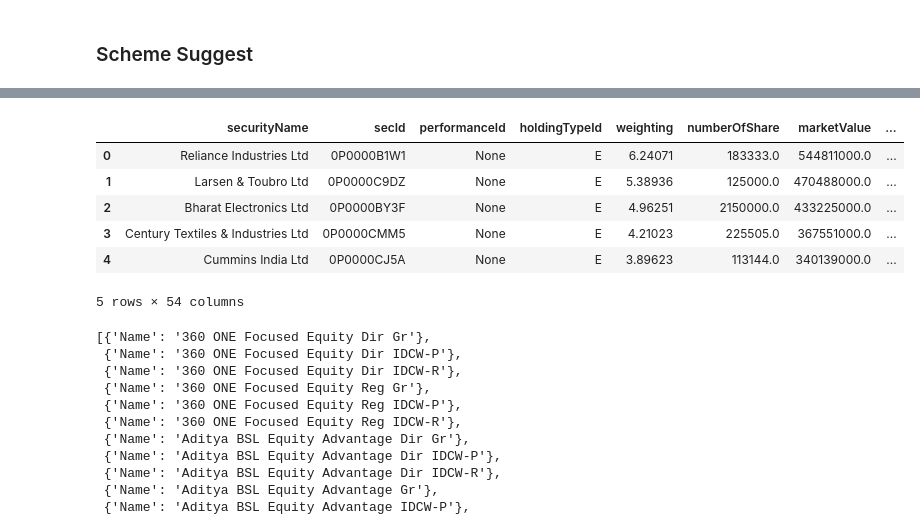
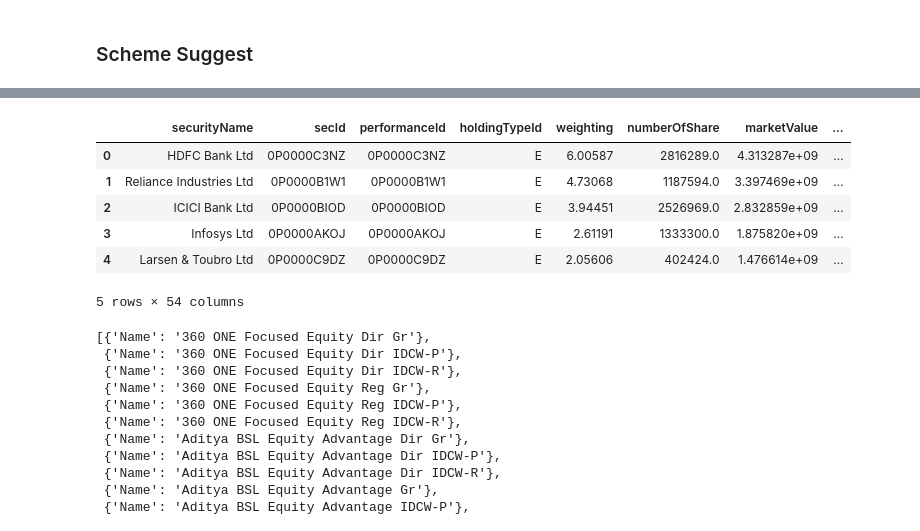
Before and after one commit to ansingh16/MF_analysis, a Jupyter notebook: Preprocess.ipynb, the cells around one changed output, grey strips where cells are left out. Cells and saved outputs as stored; diff of their text form; code cells hidden in the pictures.

```diff
--- a/Preprocess.ipynb
+++ b/Preprocess.ipynb
@@ -598,16 +609,16 @@ print(df.head())
 # %%
 import mstarpy
 
-fund = mstarpy.Funds(term="F00000VAVA", country="in")
+fund = mstarpy.Funds(term="F00000PCUX", country="in")
 
 fund.holdings().head()
 # %% [output]
 |  | securityName | secId | performanceId | holdingTypeId | weighting | numberOfShare | marketValue | ... |
-| 0 | Reliance Industries Ltd | 0P0000B1W1 | None | E | 6.24071 | 183333.0 | 544811000.0 | ... |
-| 1 | Larsen & Toubro Ltd | 0P0000C9DZ | None | E | 5.38936 | 125000.0 | 470488000.0 | ... |
-| 2 | Bharat Electronics Ltd | 0P0000BY3F | None | E | 4.96251 | 2150000.0 | 433225000.0 | ... |
-| 3 | Century Textiles & Industries Ltd | 0P0000CMM5 | None | E | 4.21023 | 225505.0 | 367551000.0 | ... |
-| 4 | Cummins India Ltd | 0P0000CJ5A | None | E | 3.89623 | 113144.0 | 340139000.0 | ... |
+| 0 | HDFC Bank Ltd | 0P0000C3NZ | 0P0000C3NZ | E | 6.00587 | 2816289.0 | 4.313287e+09 | ... |
+| 1 | Reliance Industries Ltd | 0P0000B1W1 | 0P0000B1W1 | E | 4.73068 | 1187594.0 | 3.397469e+09 | ... |
+| 2 | ICICI Bank Ltd | 0P0000BIOD | 0P0000BIOD | E | 3.94451 | 2526969.0 | 2.832859e+09 | ... |
+| 3 | Infosys Ltd | 0P0000AKOJ | 0P0000AKOJ | E | 2.61191 | 1333300.0 | 1.875820e+09 | ... |
+| 4 | Larsen & Toubro Ltd | 0P0000C9DZ | 0P0000C9DZ | E | 2.05606 | 402424.0 | 1.476614e+09 | ... |
 5 rows × 54 columns
 # %%
 from mstarpy import search_funds
```
Also changed, not shown: parts of 5 cells of this notebook, 2 other files.
